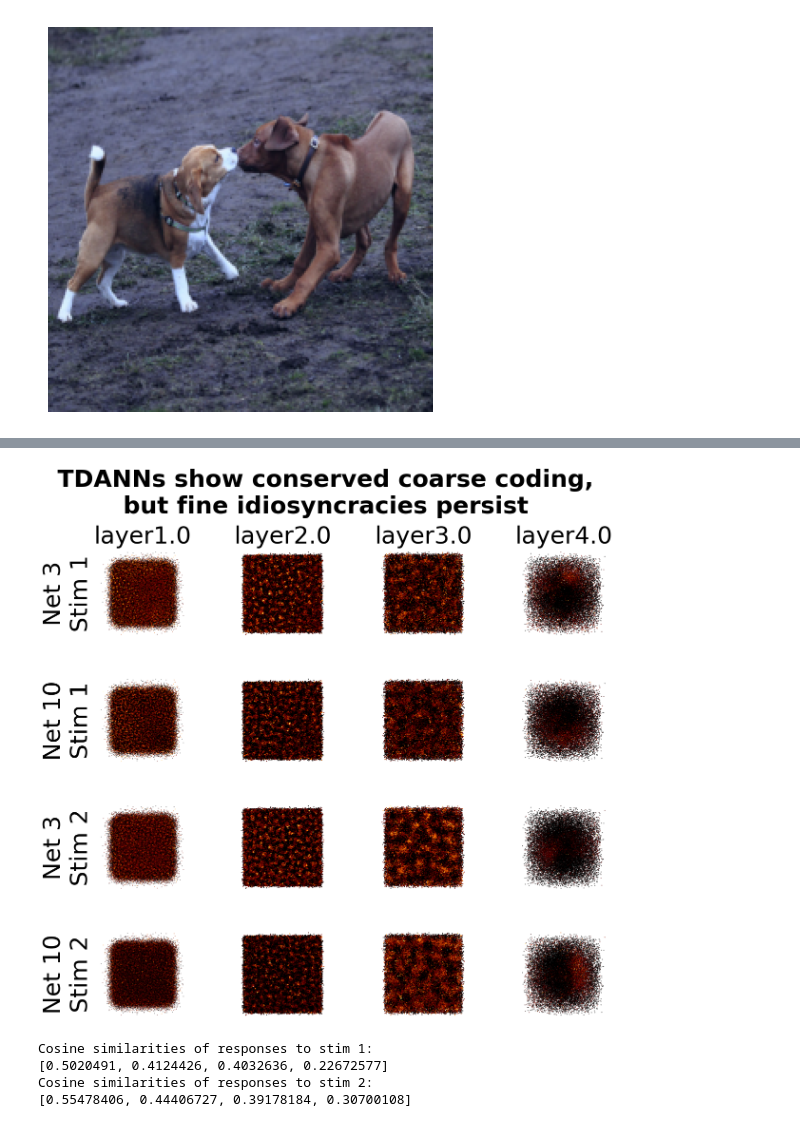
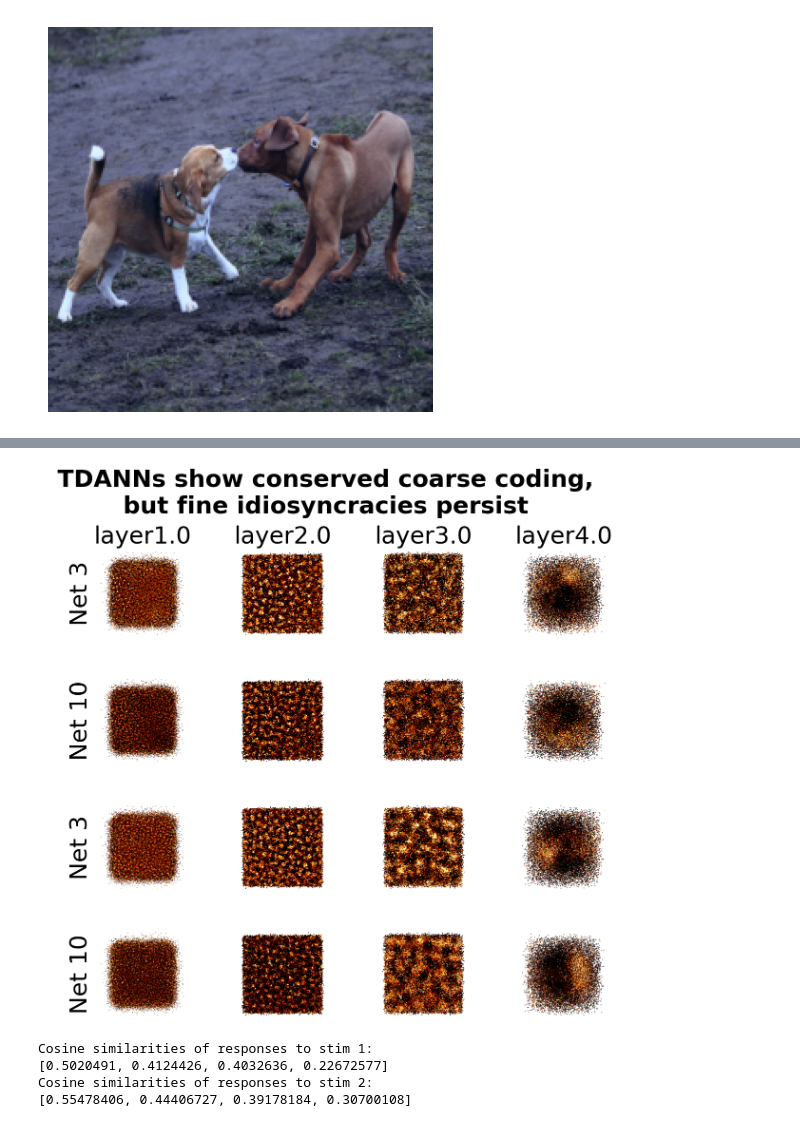
Before and after one commit to bogpetre/geometry_vs_topography, a Jupyter notebook: scripts/ann_diagram.ipynb, the cells around one changed output, grey strips where cells are left out. Saved outputs shown, nothing was run; the diff lists cells and outputs as text; code cells hidden in the pictures.

Commit message:
Brighted ANN activations

```diff
--- a/scripts/ann_diagram.ipynb
+++ b/scripts/ann_diagram.ipynb
@@ -26,7 +26,7 @@ from pathlib import Path
 import json
 
 #file_path = Path(os.path.dirname(os.path.realpath(__file__)))
-file_path=Path('/dartfs-hpc/rc/lab/C/CANlab/labdata/projects/bogdan_rdm_v_topo/scripts')
+file_path=Path('/home/bogdan/MyDocuments/canlab/hcp_hyperalignment/papers/git_paper/scripts')
 repo_root = file_path / '..'
 
 config_path = repo_root / 'config.json'
@@ -451,4 +471,6 @@ plt.savefig(os.path.join(repo_root, 'figures', 'figure1', 'panels', human_label
 # %%
+from matplotlib.colors import LinearSegmentedColormap
+
 # show response magnitude in each layer
 def plot_layers(mdls, mdl_name, layers=LAYERS, stim=151, img_size=(4,4), fontsize=12, title=False, s=1.5):
     n_layers = len(layers)
@@ -464,6 +486,11 @@ def plot_layers(mdls, mdl_name, layers=LAYERS, stim=151, img_size=(4,4), fontsiz
         wspace=0.35,
     )
 
+    # Skip the first 20% of afmhot (the black-to-dark-red part)
+    afmhot_bright = LinearSegmentedColormap.from_list(
+        'afmhot_bright', plt.cm.afmhot(np.linspace(0, 1.0, 256))
+    )
+
     if isinstance(stim,int) or len(stim) < n_mdls:
         stim = [stim]*n_mdls
 
@@ -476,11 +503,11 @@ def plot_layers(mdls, mdl_name, layers=LAYERS, stim=151, img_size=(4,4), fontsiz
 
             # responses is an N-dimensional response vector from each layer
             responses = mdl[layer][s]
-            vmin, vmax = np.percentile(responses,[0,99.99])
+            vmin, vmax = np.percentile(responses,[0,99])
 
             # plot points, scaling by total size of the tissue in each layer
             extent = np.ptp(coordinates)
-            ax.scatter(*coordinates.T, c=responses, cmap='afmhot', s=extent / 100, vmax=vmax)
+            ax.scatter(*coordinates.T, c=responses, cmap=afmhot_bright, s=extent / 100, vmax=vmax)
             if title==True and i == 0:
                 ax.set_title(layer, fontsize=fontsize)
             if j==0:
@@ -509,16 +536,16 @@ spatial_mdl1_feats = tdann_feats['Spatial'][f'seed{net1}']
 spatial_mdl2_feats = tdann_feats['Spatial'][f'seed{net2}']
 # %%
 fig, axes = plot_layers([spatial_mdl1_feats, spatial_mdl2_feats, spatial_mdl1_feats, spatial_mdl2_feats],
-    [f'Net {net1}\nStim 1', f'Net {net2}\nStim 1', f'Net {net1}\nStim 2',f'Net {net2}\nStim 2'],
+    [f'\nNet {net1}', f'\nNet {net2}', f'\nNet {net1}',f'\nNet {net2}'],
     layers=['layer1.0', 'layer2.0', 'layer3.0', 'layer4.0'], stim=[5,5,47,47], title=True,
     img_size=[12,12], fontsize=36, s=1)
 fig.suptitle('TDANNs show conserved coarse coding,\nbut fine idiosyncracies persist',
     fontweight='bold', fontsize=36)
 fig.set_layout_engine('constrained')
 plt.savefig(os.path.join(repo_root, 'figures', 'figure1', 'panels', 'tdann_activations_compact.png'),
     dpi=300, bbox_inches="tight", pad_inches=0.2)
 # %% [output]
-[figure, old version]
+[figure, new version]
 # %%
 # print layer by layer cosine similarities for stims 1 and 2
 data = []
```
Also changed, not shown: parts of 3 cells of this notebook.
